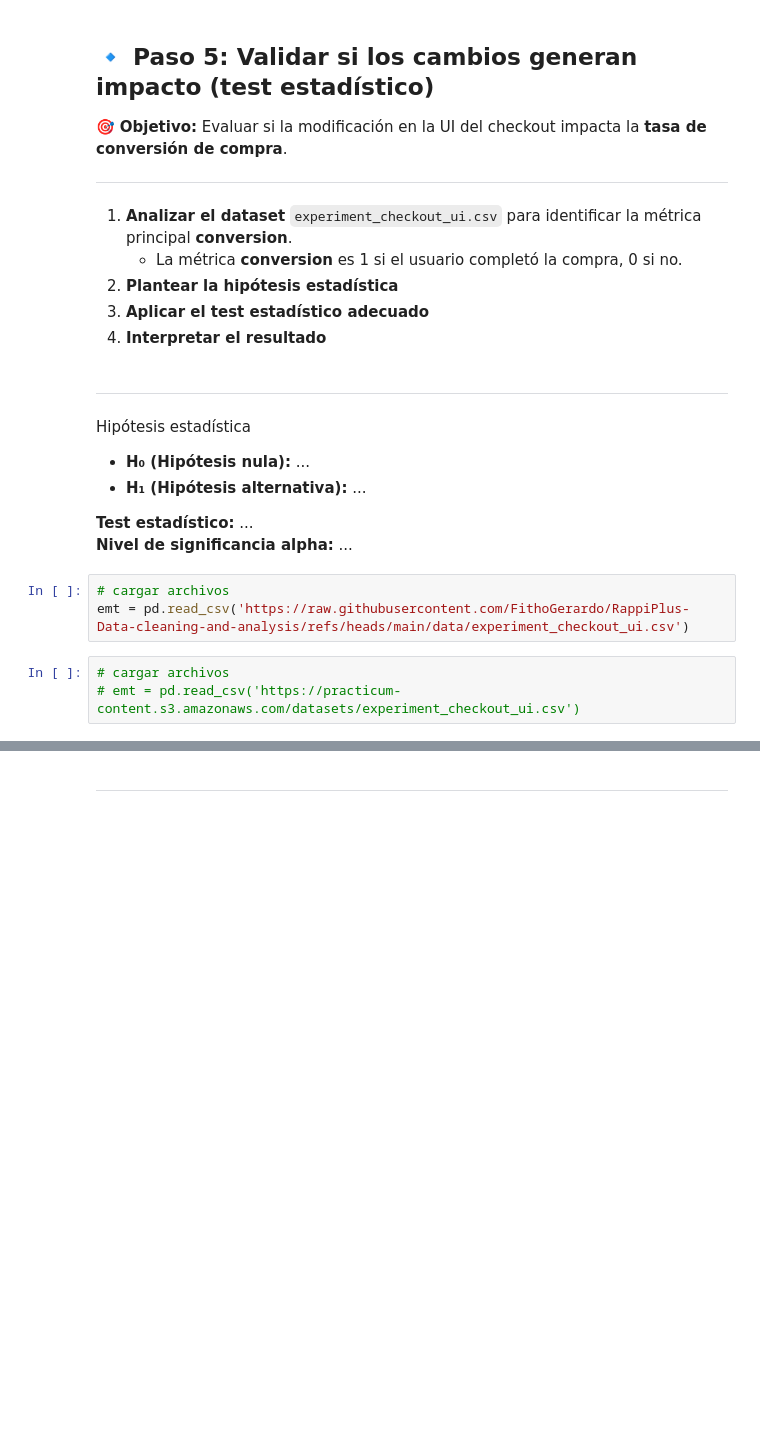
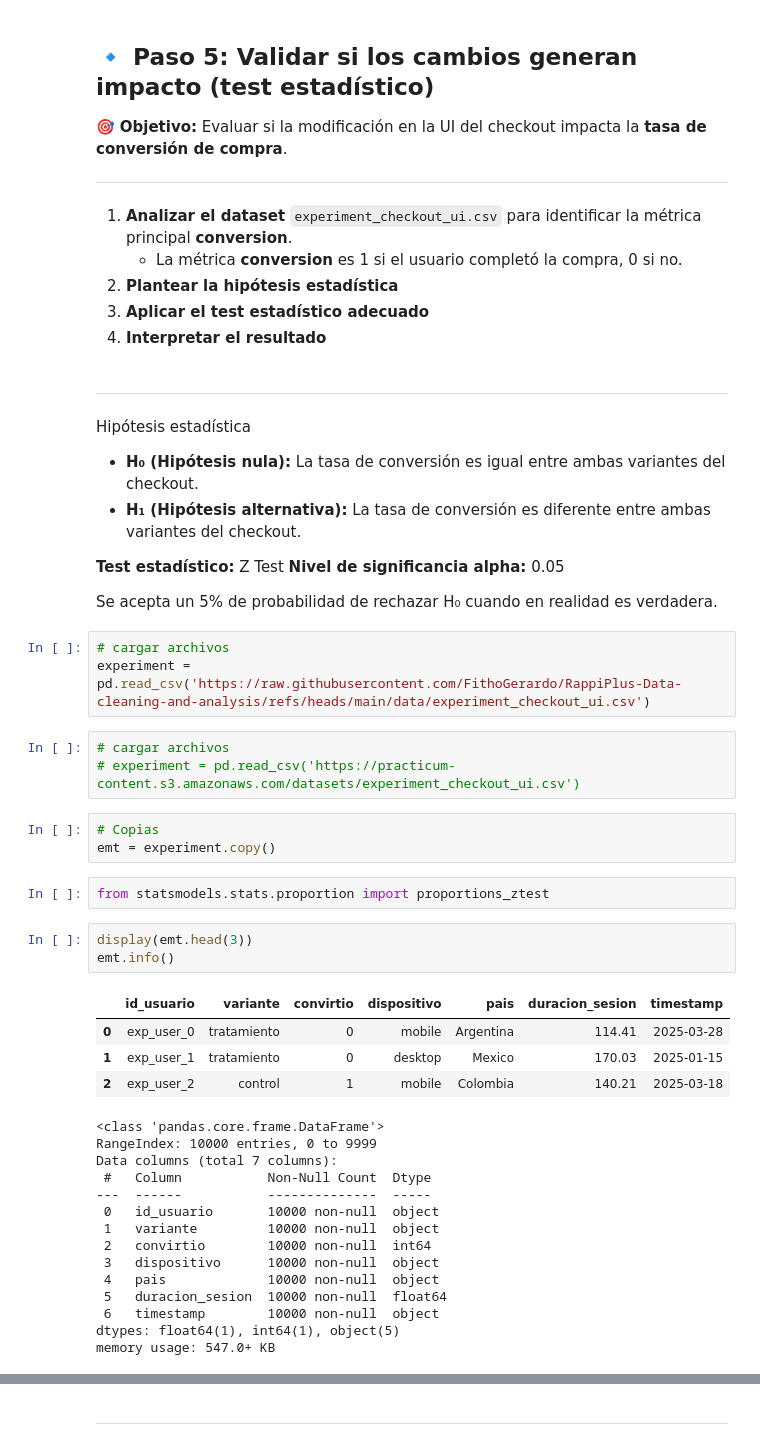
Before and after one commit to FithoGerardo/RappiPlus-Data-cleaning-and-analysis, a Jupyter notebook: notebooks/GerardoOlm-rappiplus_project.ipynb, the cells around one changed output, grey strips where cells are left out. Cells and saved outputs as stored; diff of their text form; blank space fills up the shorter version.

```diff
--- a/notebooks/GerardoOlm-rappiplus_project.ipynb
+++ b/notebooks/GerardoOlm-rappiplus_project.ipynb
@@ -1150,14 +1150,43 @@ user_activity
 # %% [markdown]
 ---
 Hipótesis estadística
-   - **H₀ (Hipótesis nula):** ...
-   - **H₁ (Hipótesis alternativa):** ...
+   - **H₀ (Hipótesis nula):** La tasa de conversión es igual entre ambas variantes del checkout.
+   - **H₁ (Hipótesis alternativa):** La tasa de conversión es diferente entre ambas variantes del checkout.
 
-**Test estadístico:** ...
-**Nivel de significancia alpha:** ...
+**Test estadístico:** Z Test
+**Nivel de significancia alpha:** 0.05
+
+Se acepta un 5% de probabilidad de rechazar H₀ cuando en realidad es verdadera.
 # %%
 # cargar archivos
-emt = pd.read_csv('https://raw.githubusercontent.com/FithoGerardo/RappiPlus-Data-cleaning-and-analysis/refs/heads/main/data/experiment_checkout_ui.csv')
+experiment = pd.read_csv('https://raw.githubusercontent.com/FithoGerardo/RappiPlus-Data-cleaning-and-analysis/refs/heads/main/data/experiment_checkout_ui.csv')
 # %%
 # cargar archivos
-# emt = pd.read_csv('https://practicum-content.s3.amazonaws.com/datasets/experiment_checkout_ui.csv')
+# experiment = pd.read_csv('https://practicum-content.s3.amazonaws.com/datasets/experiment_checkout_ui.csv')
+# %%
+# Copias
+emt = experiment.copy()
+# %%
+from statsmodels.stats.proportion import proportions_ztest
+# %%
+display(emt.head(3))
+emt.info()
+# %% [output]
+|  | id_usuario | variante | convirtio | dispositivo | pais | duracion_sesion | timestamp |
+| 0 | exp_user_0 | tratamiento | 0 | mobile | Argentina | 114.41 | 2025-03-28 |
+| 1 | exp_user_1 | tratamiento | 0 | desktop | Mexico | 170.03 | 2025-01-15 |
+| 2 | exp_user_2 | control | 1 | mobile | Colombia | 140.21 | 2025-03-18 |
+<class 'pandas.core.frame.DataFrame'>
+RangeIndex: 10000 entries, 0 to 9999
+Data columns (total 7 columns):
+ #   Column           Non-Null Count  Dtype
+---  ------           --------------  -----
+ 0   id_usuario       10000 non-null  object
+ 1   variante         10000 non-null  object
+ 2   convirtio        10000 non-null  int64
+ 3   dispositivo      10000 non-null  object
+ 4   pais             10000 non-null  object
+ 5   duracion_sesion  10000 non-null  float64
+ 6   timestamp        10000 non-null  object
+dtypes: float64(1), int64(1), object(5)
+memory usage: 547.0+ KB
```
Also changed, not shown: parts of 1 cell of this notebook.
